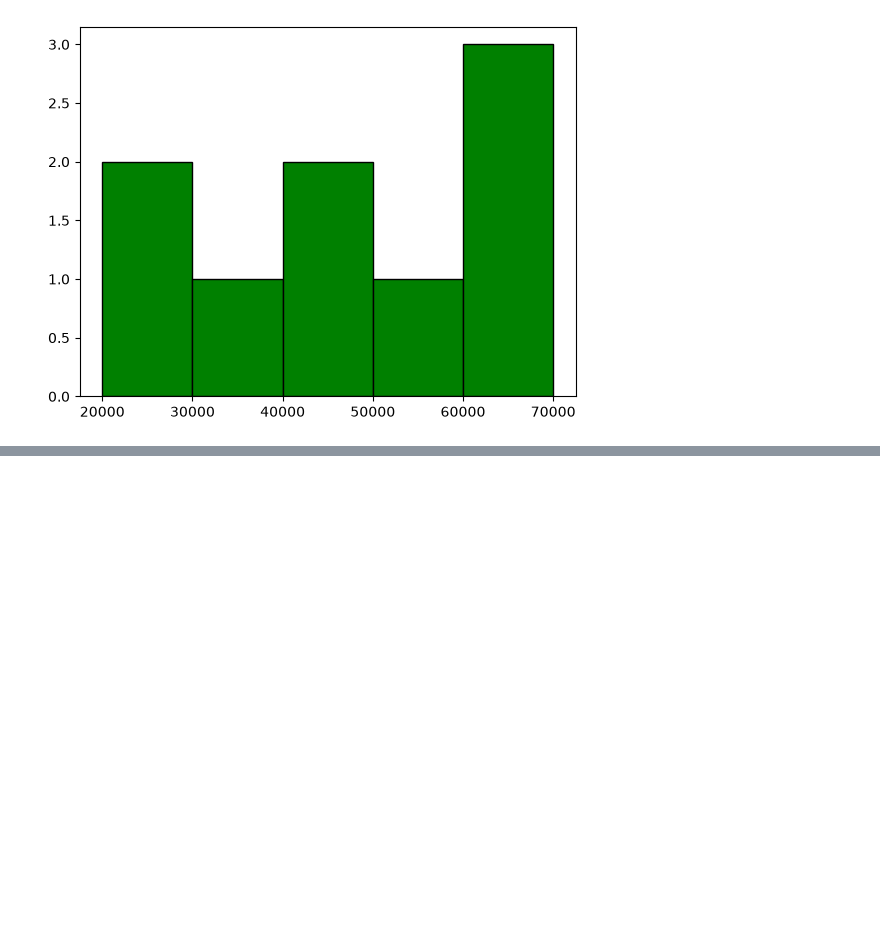
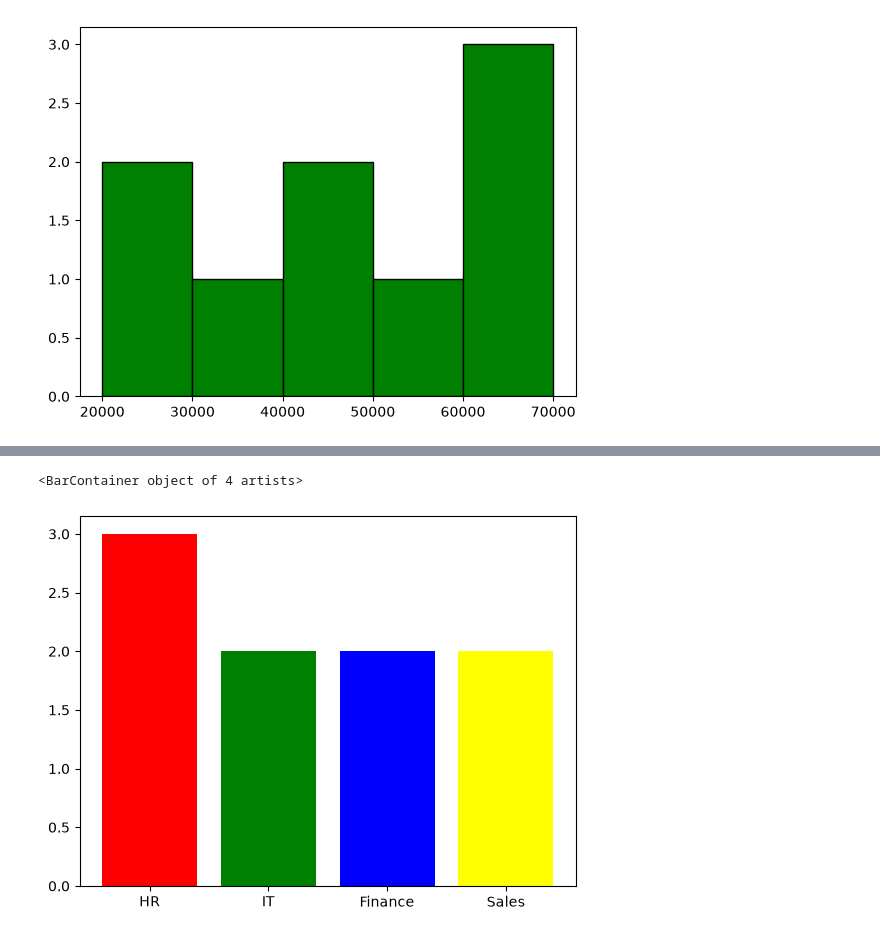
Before and after one commit to Ananya-G-Bharadwaj-Hassan/Python_practice, a Jupyter notebook: Matplotlib/demo.ipynb, the cells around one changed output, grey strips where cells are left out. Drawn from its saved outputs; the diff is of its cells as text; code cells hidden in the pictures; blank space fills up the shorter version.

```diff
--- a/Matplotlib/demo.ipynb
+++ b/Matplotlib/demo.ipynb
@@ -43,0 +74,6 @@ plt.show()
+# %%
+#Count plot
+plt.bar(count.index,count,color=["red","green","blue","yellow"])
+# %% [output]
+<BarContainer object of 4 artists>
+[figure, added]
```
Also changed, not shown: parts of 3 cells of this notebook, 3 other files.
